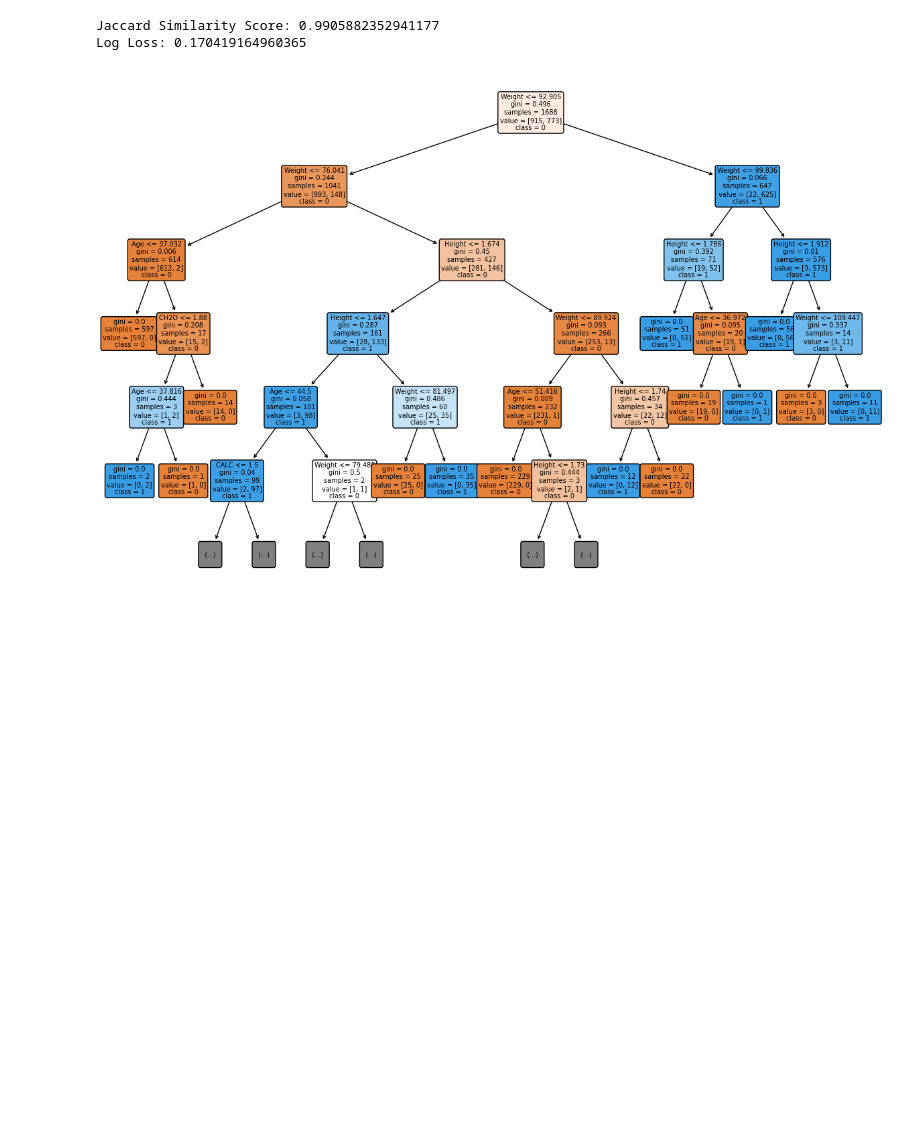
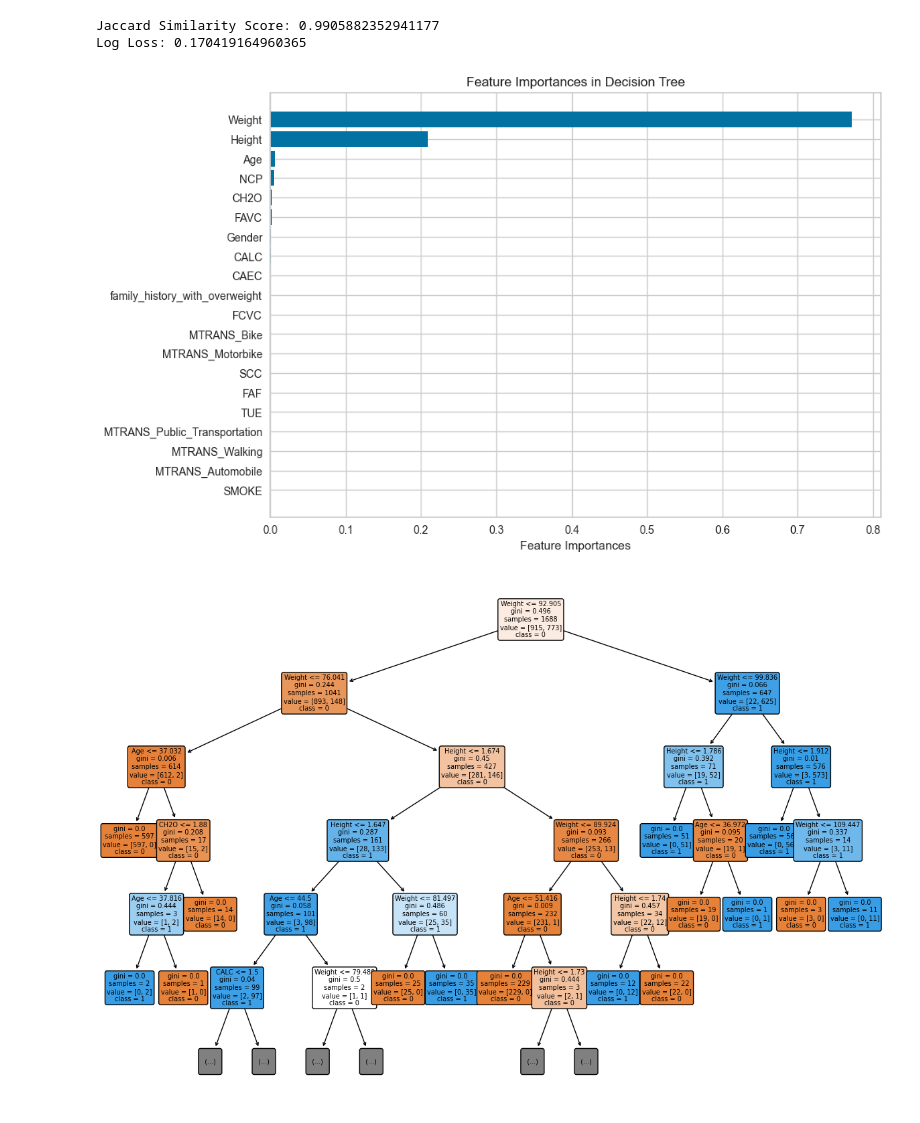
Before and after one commit to Nurbanuak/Presentation_project, a Jupyter notebook: obsity.ipynb, the cells around one changed output. Saved outputs shown, nothing was run; the diff lists cells and outputs as text; code cells hidden in the pictures; blank space fills up the shorter version.

```diff
--- a/obsity.ipynb
+++ b/obsity.ipynb
@@ -1062,6 +1060,28 @@ print(f'Log Loss: {logloss}')
 # %% [output]
 Jaccard Similarity Score: 0.9905882352941177
 Log Loss: 0.170419164960365
+# %%
+dt = DecisionTreeClassifier()
+dt.fit(X_train, y_train)
+
+# Özellik önem sıralarını al
+feature_importances = dt.feature_importances_
+
+# Özellik isimlerini al
+feature_names = X_train.columns
+
+# Özellik önem sıralarını sırala
+sorted_indices = feature_importances.argsort()
+
+# Sıralanmış özellik önem sıralarını ve isimlerini kullanarak bir çubuk grafiği çiz
+plt.figure(figsize=(10, 7))
+plt.barh(range(len(feature_importances)), feature_importances[sorted_indices])
+plt.yticks(range(len(feature_importances)), feature_names[sorted_indices])
+plt.title("Feature Importances in Decision Tree")
+plt.xlabel("Feature Importances")
+plt.show()
+# %% [output]
+[figure, added]
 # %%
 plt.figure(figsize=(15, 10))
 plot_tree(dtc, feature_names=X.columns, class_names=list(map(str, dtc.classes_)),
```
Also changed, not shown: parts of 1 cell of this notebook, 1 other file.
